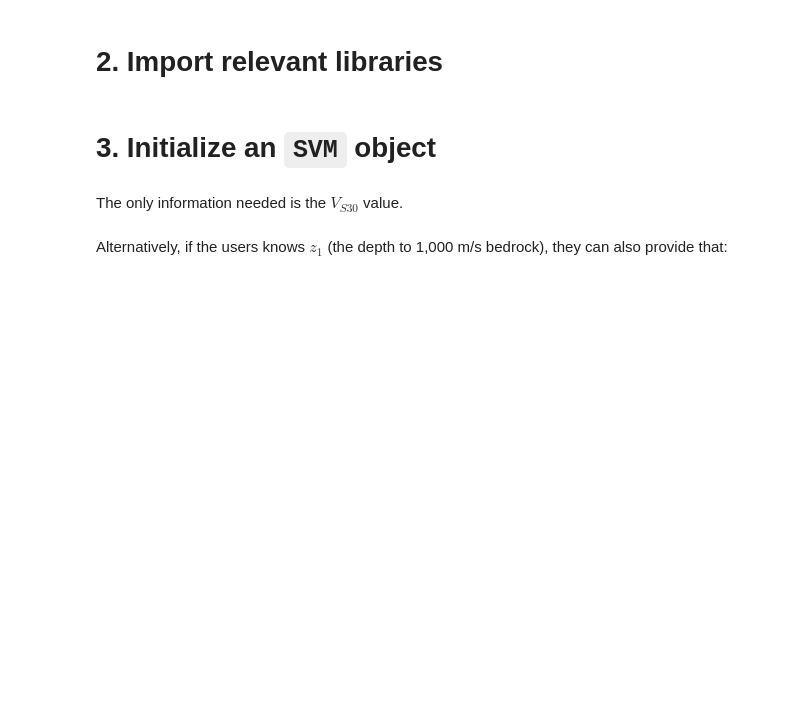
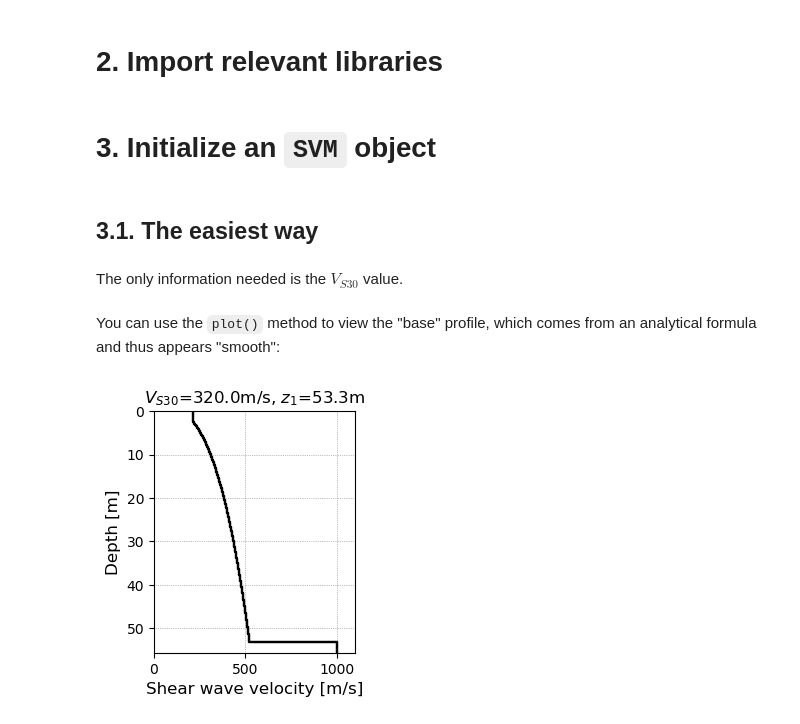
Before and after one commit to Caltech-geoquake/PySeismoSoil, a Jupyter notebook: examples/Demo_06_SVM.ipynb, the cells around one changed output. Saved outputs shown, nothing was run; the diff lists cells and outputs as text; code cells hidden in the pictures; blank space fills up the shorter version.

```diff
--- a/examples/Demo_06_SVM.ipynb
+++ b/examples/Demo_06_SVM.ipynb
@@ -14,10 +14,16 @@ import numpy as np
 from PySeismoSoil.class_svm import SVM
 # %% [markdown]
 # 3. Initialize an `SVM` object
+# %% [markdown]
+## 3.1. The easiest way
 # %% [markdown]
 The only information needed is the $V_{S30}$ value.
 # %%
 Vs30 = 320  # unit: m/s
-svm = SVM(Vs30)
+svm_0 = SVM(Vs30)
-# %% [markdown]
-Alternatively, if the users knows $z_1$ (the depth to 1,000 m/s bedrock), they can also provide that:
+# %% [markdown]
+You can use the `plot()` method to view the "base" profile, which comes from an analytical formula and thus appears "smooth":
+# %%
+svm_0.plot();
+# %% [output]
+[figure, added]
```
Also changed, not shown: parts of 56 cells of this notebook, 2 other files.
